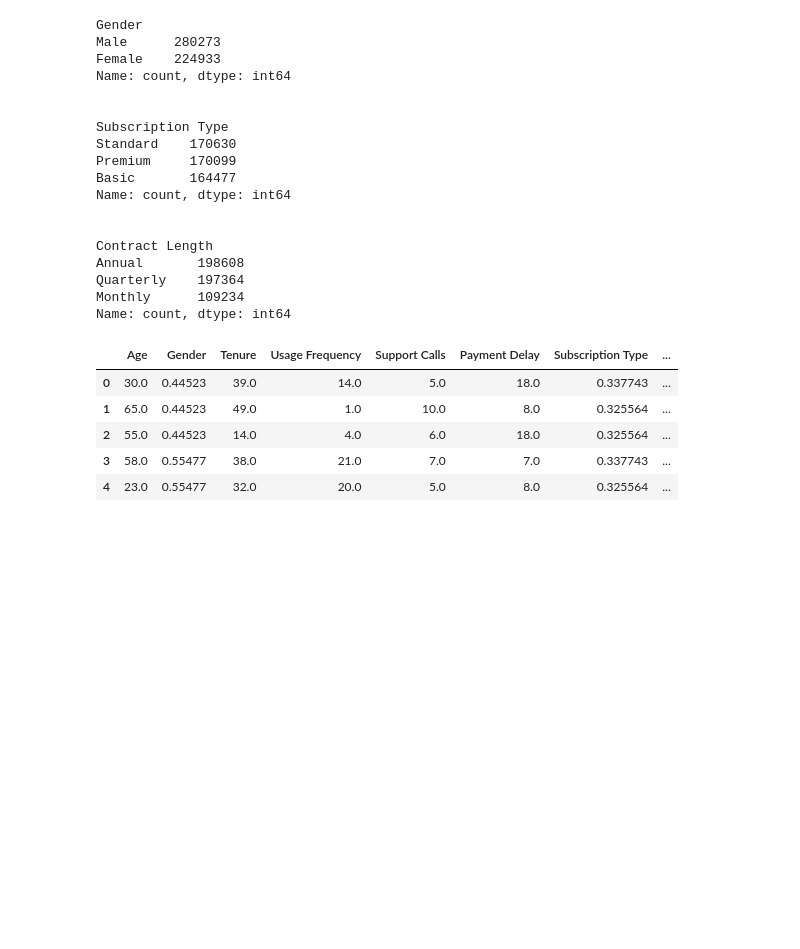
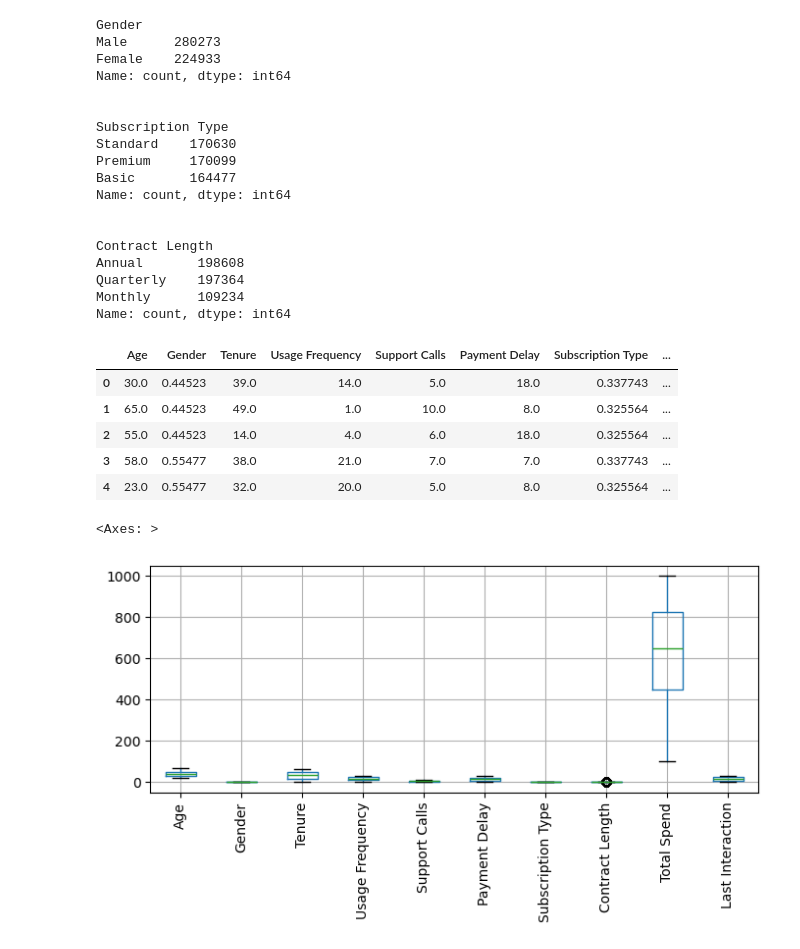
Before and after one commit to Lakshmeesh02/CustomerChurn, a Jupyter notebook: main.ipynb, the cells around one changed output. Drawn from its saved outputs; the diff is of its cells as text; code cells hidden in the pictures; blank space fills up the shorter version.

```diff
--- a/main.ipynb
+++ b/main.ipynb
@@ -164,3 +164,8 @@ x.head()
 | 2 | 55.0 | 0.44523 | 14.0 | 4.0 | 6.0 | 18.0 | 0.325564 | ... |
 | 3 | 58.0 | 0.55477 | 38.0 | 21.0 | 7.0 | 7.0 | 0.337743 | ... |
 | 4 | 23.0 | 0.55477 | 32.0 | 20.0 | 5.0 | 8.0 | 0.325564 | ... |
+# %%
+x.boxplot(rot=90)
+# %% [output]
+<Axes: >
+[figure, added]
```
Also changed, not shown: parts of 7 cells of this notebook.
